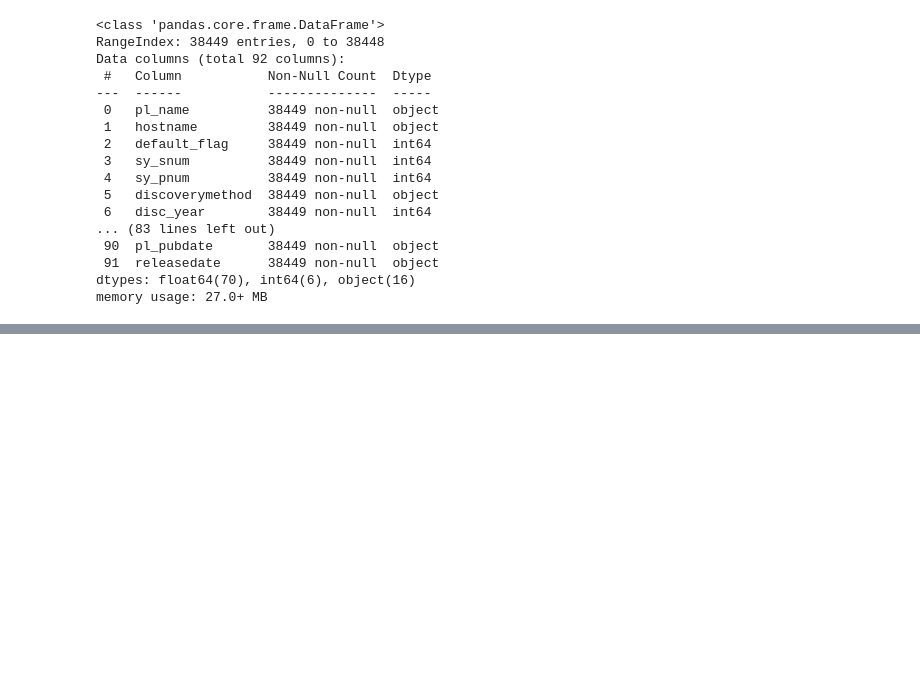
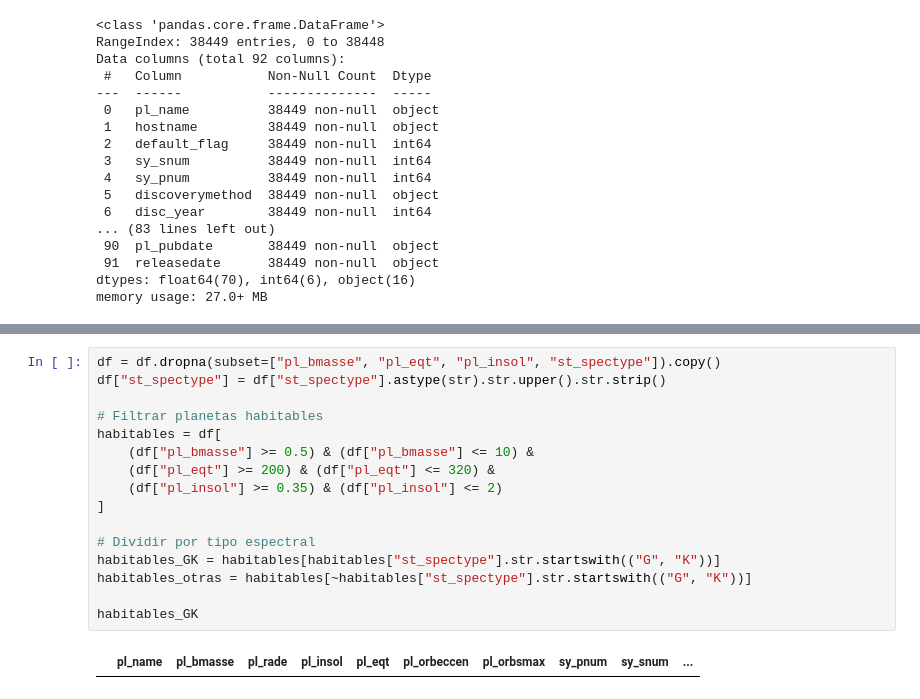
Before and after one commit to ana-macias/EDA-Astronomia, a Jupyter notebook: Notebooks/EDA.ipynb, the cells around one changed output, grey strips where cells are left out. Drawn from its saved outputs; the diff is of its cells as text; blank space fills up the shorter version.

```diff
--- a/Notebooks/EDA.ipynb
+++ b/Notebooks/EDA.ipynb
@@ -136,0 +253,18 @@ memory usage: 533.3+ KB
+# %%
+df = df.dropna(subset=["pl_bmasse", "pl_eqt", "pl_insol", "st_spectype"]).copy()
+df["st_spectype"] = df["st_spectype"].astype(str).str.upper().str.strip()
+
+# Filtrar planetas habitables
+habitables = df[
+    (df["pl_bmasse"] >= 0.5) & (df["pl_bmasse"] <= 10) &
+    (df["pl_eqt"] >= 200) & (df["pl_eqt"] <= 320) &
+    (df["pl_insol"] >= 0.35) & (df["pl_insol"] <= 2)
+]
+
+# Dividir por tipo espectral
+habitables_GK = habitables[habitables["st_spectype"].str.startswith(("G", "K"))]
+habitables_otras = habitables[~habitables["st_spectype"].str.startswith(("G", "K"))]
+
+habitables_GK
+# %% [output]
+|  | pl_name | pl_bmasse | pl_rade | pl_insol | pl_eqt | pl_orbeccen | pl_orbsmax | sy_pnum | sy_snum | ... |
```
Also changed, not shown: parts of 15 cells of this notebook, 1 other file.
